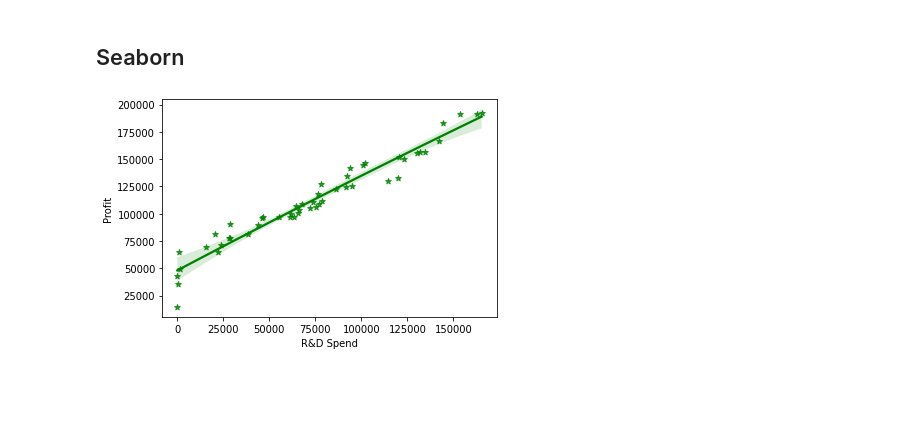
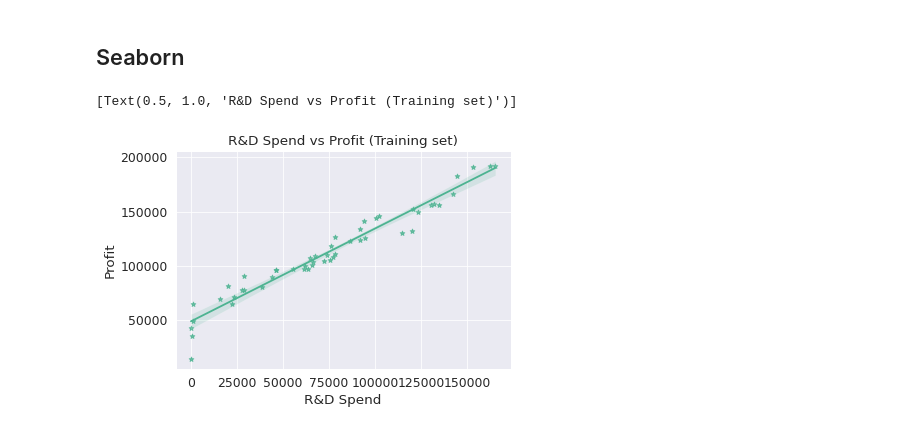
Before and after one commit to ekramasif/Basic-Machine-Learning, a Jupyter notebook: Linear_Regression.ipynb, the cells around one changed output. Saved outputs shown, nothing was run; the diff lists cells and outputs as text; code cells hidden in the pictures; blank space fills up the shorter version.

```diff
--- a/Linear_Regression.ipynb
+++ b/Linear_Regression.ipynb
@@ -34,6 +34,8 @@ dataset.head(10)
 | 8 | 120542.52 | 148718.95 | 311613.29 | New York | 152211.77 |
 | 9 | 123334.88 | 108679.17 | 304981.62 | California | 149759.96 |
 # %%
-sns.distplot(dataset['Profit'],bins=5,kde=True)
+sns.set_theme(style="darkgrid")
+sns.set_context('paper', font_scale=1.4)
+sns.distplot(dataset['Profit'] , kde=True)
 # %% [output]
 <matplotlib.axes._subplots.AxesSubplot at 0x...>
@@ -127,6 +197,7 @@ plt.show()
 # %% [markdown]
 ## Seaborn
 # %%
-sns.regplot(x = "R&D Spend", y = "Profit", marker='*', order=2, color='g', fit_reg=True, data=dataset);
+sns.regplot(x = "R&D Spend", y = "Profit",  marker='*', color="#4CB391",  data=dataset).set(title='R&D Spend vs Profit (Training set)')
 # %% [output]
+[Text(0.5, 1.0, 'R&D Spend vs Profit (Training set)')]
-[figure, old version]
+[figure, new version]
```
Also changed, not shown: parts of 18 cells of this notebook.
